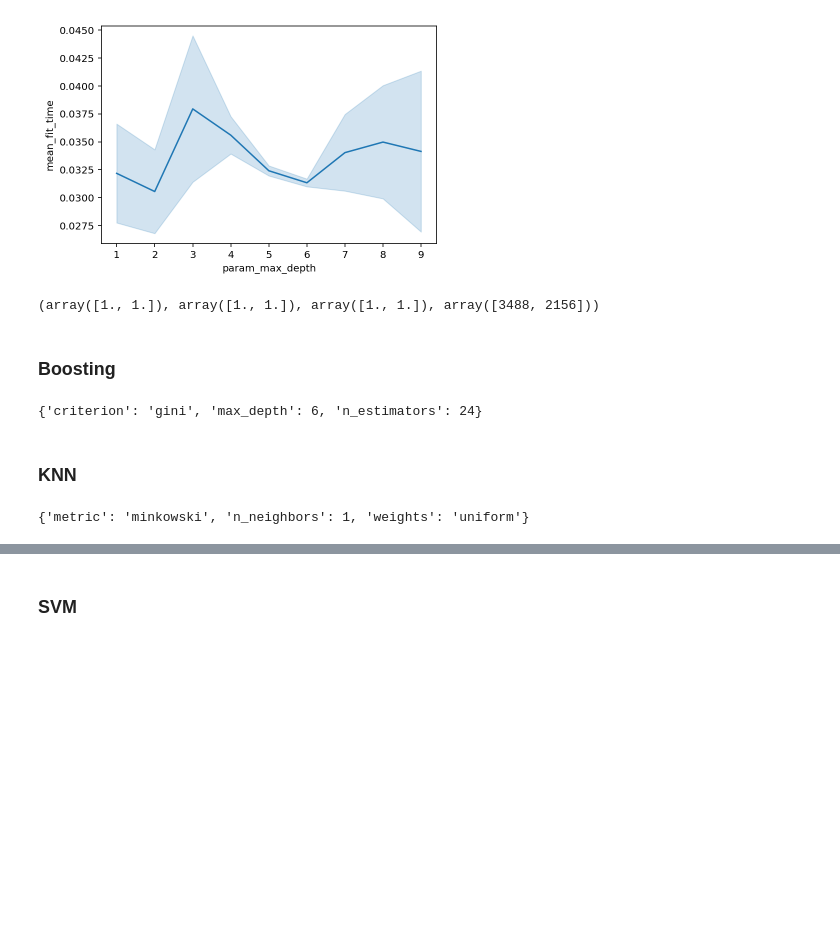
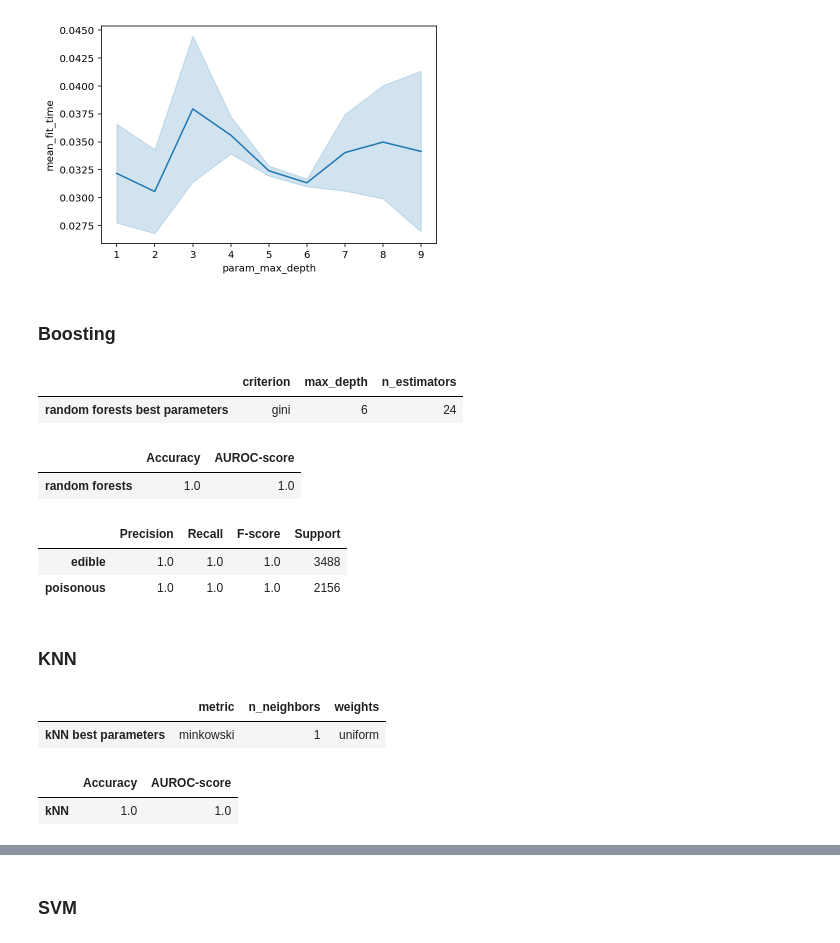
Before and after one commit to sventopia/ML, a Jupyter notebook: A1_1.ipynb, the cells around one changed output, grey strips where cells are left out. Saved outputs shown, nothing was run; the diff lists cells and outputs as text; code cells hidden in the pictures; blank space fills up the shorter version.

```diff
--- a/A1_1.ipynb
+++ b/A1_1.ipynb
@@ -158,16 +182,6 @@ sns.lineplot(
 # %% [output]
 <matplotlib.axes._subplots.AxesSubplot at 0x...>
 [figure]
-# %%
-y_pred_m = gs_dt_m.predict(X_std)
-accuracy_m = metrics.accuracy_score(y_enc, y_pred_m)
-AUROC_m = gs_dt_m.score(X_std, y_enc)
-confusion_mat_m= metrics.confusion_matrix(y_enc, y_pred_m)
-prec_recall_fsore_support_m = metrics.precision_recall_fscore_support(y_enc, y_pred_m)
-# %%
-prec_recall_fsore_support_m
-# %% [output]
-(array([1., 1.]), array([1., 1.]), array([1., 1.]), array([3488, 2156]))
 # %% [markdown]
 ### Boosting
 # %%
@@ -182,10 +196,54 @@ gs_rf_m = _gridSearchCV(
     param_grid,
     X_std,
     y_enc)
-# %%
-gs_rf_m.best_params_
-# %% [output]
-{'criterion': 'gini', 'max_depth': 6, 'n_estimators': 24}
+# %%
+#Save the metrics
+params = gs_rf_m.best_params_
+gs_rf_m_res = pd.DataFrame(gs_rf_m.cv_results_)
+
+rf_y_pred_m = gs_rf_m.predict(X_std)
+
+rf_accuracy_m = metrics.accuracy_score(y_enc, y_pred_m)
+rf_AUROC_m = gs_rf_m.score(X_std, y_enc)
+rf_confusion_mat_m= metrics.confusion_matrix(y_enc, y_pred_m)
+rf_prfs_m = metrics.precision_recall_fscore_support(y_enc, y_pred_m)
+
+rf_confusion_mat_frac_m = rf_confusion_mat_m / rf_prfs_m[3].sum()
+
+params_rf_m = pd.DataFrame(
+    gs_rf_m.best_params_,
+    index=['random forests best parameters']
+)
+gen_res_rf_m = pd.DataFrame(
+    {'Accuracy': rf_accuracy_m,
+     'AUROC-score': rf_AUROC_m
+    },
+    index=['random forests']
+)
+class_res_rf_m = pd.DataFrame(
+     {'Precision': rf_prfs_m[0],
+     'Recall': rf_prfs_m[1],
+     'F-score': rf_prfs_m[2],
+     'Support': rf_prfs_m[3]
+     },
+    index=['edible','poisonous']
+)
+# %%
+params_rf_m
+# %% [output]
+|  | criterion | max_depth | n_estimators |
+| random forests best parameters | gini | 6 | 24 |
+# %%
+gen_res_rf_m
+# %% [output]
+|  | Accuracy | AUROC-score |
+| random forests | 1.0 | 1.0 |
+# %%
+class_res_rf_m
+# %% [output]
+|  | Precision | Recall | F-score | Support |
+| edible | 1.0 | 1.0 | 1.0 | 3488 |
+| poisonous | 1.0 | 1.0 | 1.0 | 2156 |
 # %% [markdown]
 ### KNN
 # %%
@@ -199,7 +257,3 @@ gs_knn_m = _gridSearchCV(
     param_grid,
     X_std,
     y_enc)
-# %%
-gs_knn_m.best_params_
-# %% [output]
-{'metric': 'minkowski', 'n_neighbors': 1, 'weights': 'uniform'}
@@ -205,0 +292,10 @@ gs_knn_m.best_params_
+# %%
+params_knn_m
+# %% [output]
+|  | metric | n_neighbors | weights |
+| kNN best parameters | minkowski | 1 | uniform |
+# %%
+gen_res_knn_m
+# %% [output]
+|  | Accuracy | AUROC-score |
+| kNN | 1.0 | 1.0 |
```
Also changed, not shown: parts of 18 cells of this notebook.
